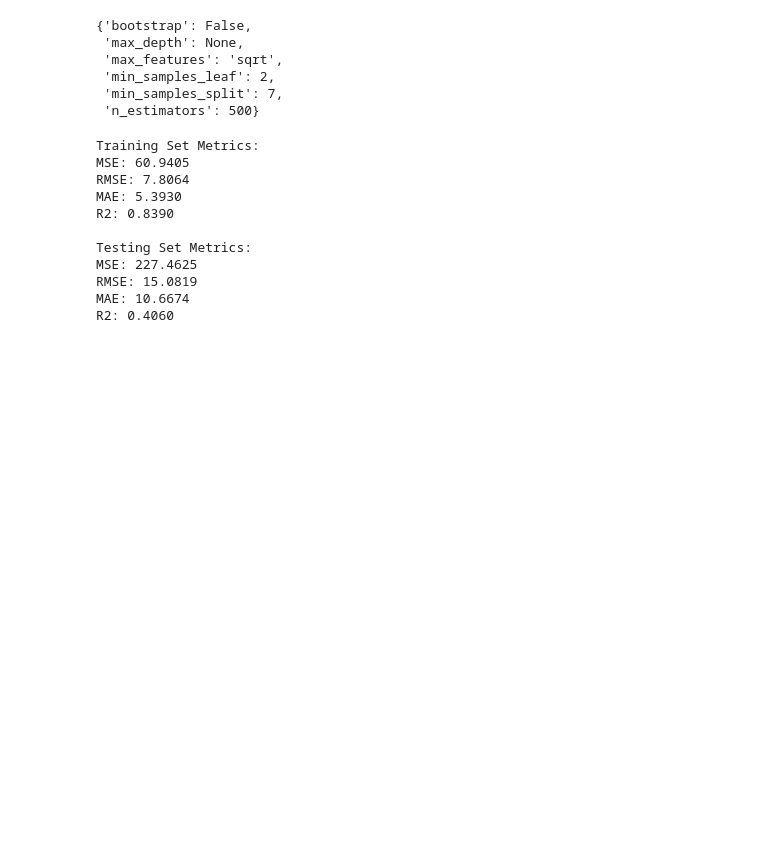
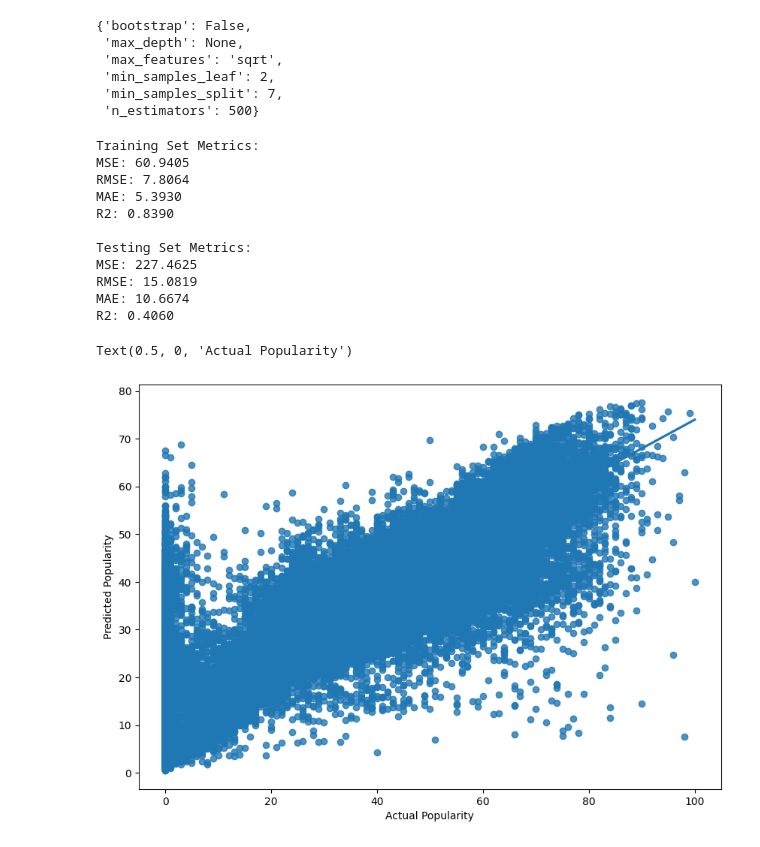
Before and after one commit to jessicayzhao/Playlist-Recommender, a Jupyter notebook: Models/RandomForest.ipynb, the cells around one changed output. Drawn from its saved outputs; the diff is of its cells as text; code cells hidden in the pictures; blank space fills up the shorter version.

Commit message:
pred vs actual

```diff
--- a/Models/RandomForest.ipynb
+++ b/Models/RandomForest.ipynb
@@ -279,3 +279,14 @@ MSE: 227.4625
 RMSE: 15.0819
 MAE: 10.6674
 R2: 0.4060
+# %%
+spotify['predicted_popularity'] = pipeline.predict(X)
+
+plt.figure(figsize=(10,7))
+ax = sns.regplot(x="popularity", y="predicted_popularity", data=spotify)
+ax.ticklabel_format(useOffset=False, style='plain')
+ax.set_ylabel('Predicted Popularity')
+ax.set_xlabel('Actual Popularity')
+# %% [output]
+Text(0.5, 0, 'Actual Popularity')
+[figure, added]
```
